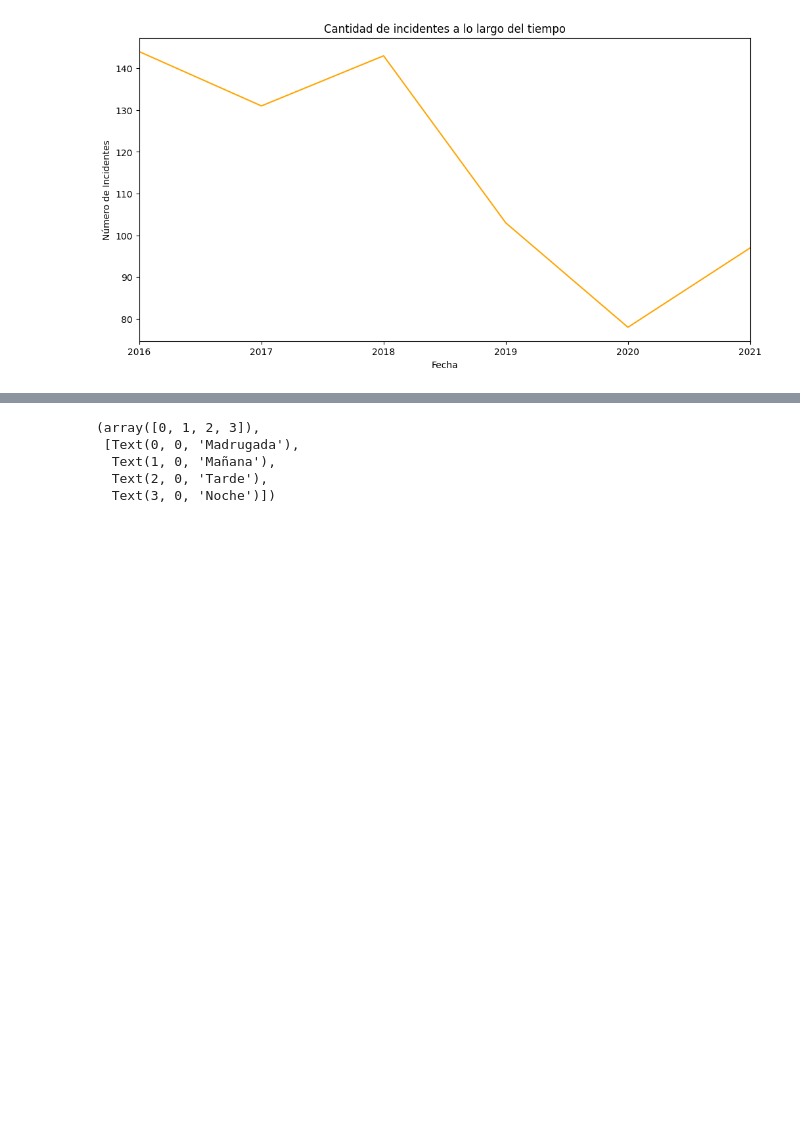
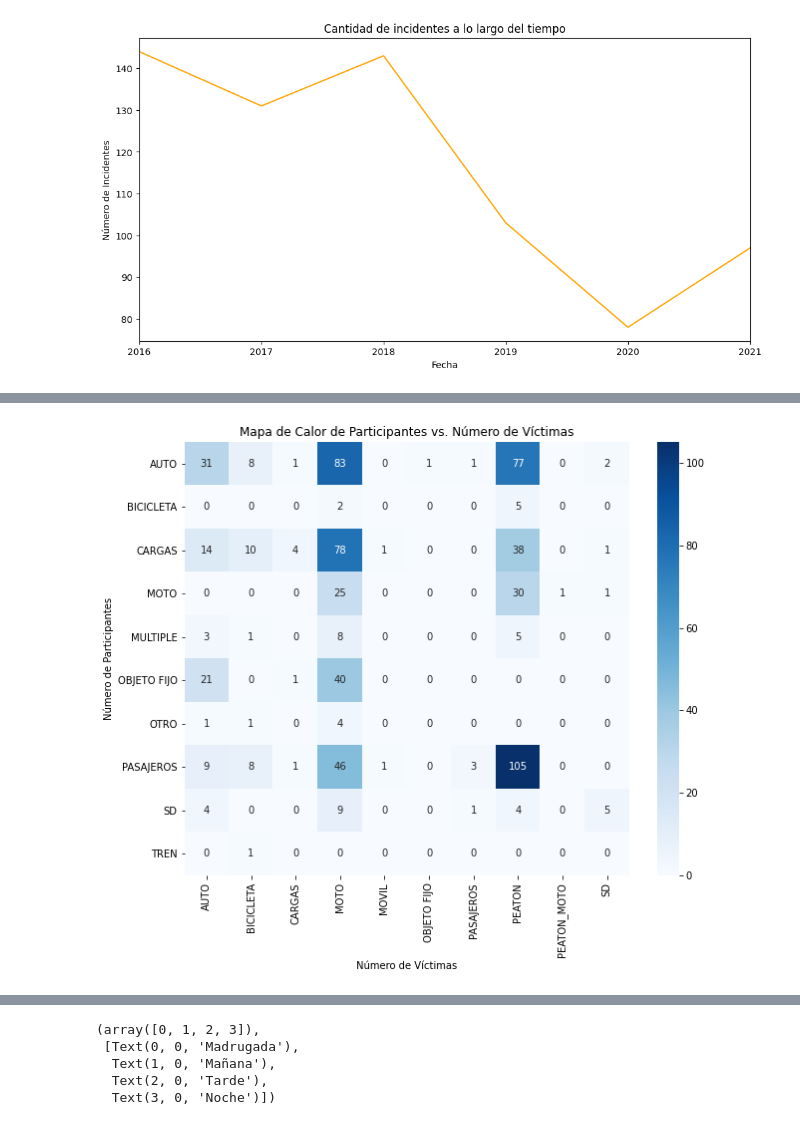
Before and after one commit to nickyczeme/SAT-homicidios, a Jupyter notebook: SAT.ipynb, the cells around one changed output, grey strips where cells are left out. Drawn from its saved outputs; the diff is of its cells as text; code cells hidden in the pictures; blank space fills up the shorter version.

Commit message:
heatmap

```diff
--- a/SAT.ipynb
+++ b/SAT.ipynb
@@ -291,0 +292,10 @@ plt.show()
+# %%
+# Mapa de Calor de Participantes vs. Número de Víctimas
+plt.figure(figsize=(10, 8))
+sns.heatmap(pd.crosstab(df['ACUSADO'], df['VICTIMA']), cmap='Blues', annot=True, fmt='d')
+plt.title('Mapa de Calor de Participantes vs. Número de Víctimas')
+plt.xlabel('Número de Víctimas')
+plt.ylabel('Número de Participantes')
+plt.show()
+# %% [output]
+[figure, added]
```
Also changed, not shown: parts of 4 cells of this notebook.
